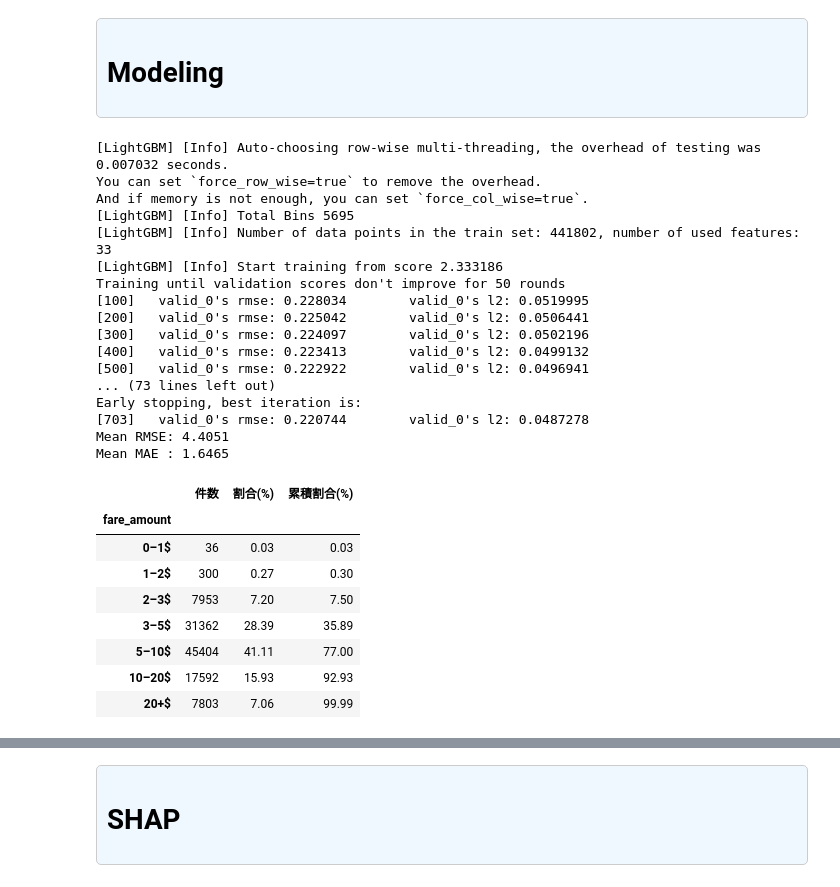
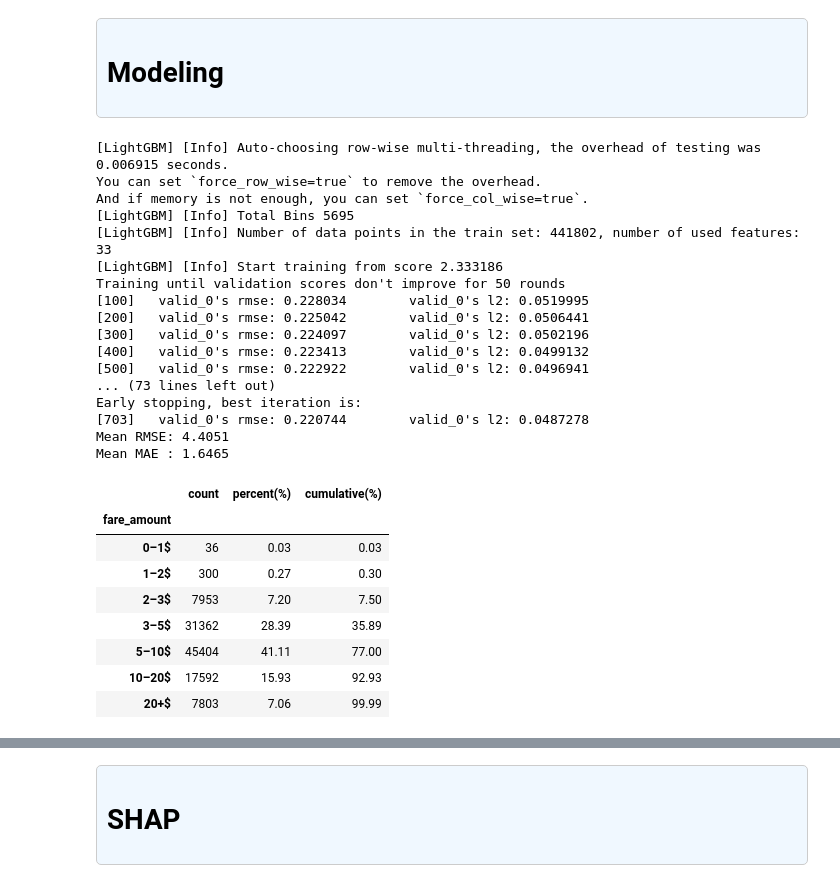
Before and after one commit to refuel-code-135/ml-supervised-regression-nyc-taxi-fare, a Jupyter notebook: notebooks/notebook.ipynb, the cells around one changed output, grey strips where cells are left out. Saved outputs shown, nothing was run; the diff lists cells and outputs as text; code cells hidden in the pictures.

```diff
--- a/notebooks/notebook.ipynb
+++ b/notebooks/notebook.ipynb
@@ -200,21 +200,21 @@ df_train["hour"] = df_train["pickup_datetime"].dt.hour
 
 </div>
 # %%
-def haversine_distance(lat1, lon1, lat2, lon2):
-    # 緯度経度をラジアンに変換
-    lat1, lon1, lat2, lon2 = map(np.radians, [lat1, lon1, lat2, lon2])
+def haversine_distance(from_lat, from_lon, to_lat, to_lon):
+    # convert degrees to radians
+    from_lat, from_lon, to_lat, to_lon = map(np.radians, [from_lat, from_lon, to_lat, to_lon])
 
-    # 差分
-    dlat = lat2 - lat1
-    dlon = lon2 - lon1
+    # difference
+    dlat = to_lat - from_lat
+    dlon = to_lon - from_lon
 
-    # Haversine式
-    a = np.sin(dlat / 2)**2 + np.cos(lat1) * np.cos(lat2) * np.sin(dlon / 2)**2
+    # haversine formula
+    a = np.sin(dlat / 2)**2 + np.cos(from_lat) * np.cos(to_lat) * np.sin(dlon / 2)**2
     c = 2 * np.arcsin(np.sqrt(a))
 
-    return 6371 * c  # 地球の半径6371kmを掛ける
+    return 6371 * c  # Earth radius in km
 
-# Haversine距離を新たに計算して列に追加
+# add distance_km column
 df_train["distance_km"] = haversine_distance(
     df_train["pickup_latitude"],
     df_train["pickup_longitude"],
@@ -429,7 +429,7 @@ for fold, (train_idx, val_idx) in enumerate(kf.split(X, y)):
 print(f"Mean RMSE: {np.mean(rmse_scores):.4f}")
 print(f"Mean MAE : {np.mean(mae_scores):.4f}")
 # %% [output]
-[LightGBM] [Info] Auto-choosing row-wise multi-threading, the overhead of testing was 0.007032 seconds.
+[LightGBM] [Info] Auto-choosing row-wise multi-threading, the overhead of testing was 0.006915 seconds.
 You can set `force_row_wise=true` to remove the overhead.
 And if memory is not enough, you can set `force_col_wise=true`.
 [LightGBM] [Info] Total Bins 5695
@@ -447,18 +447,27 @@ Early stopping, best iteration is:
 Mean RMSE: 4.4051
 Mean MAE : 1.6465
 # %%
+# calculate absolute errors
 errors = np.abs(y_val - y_pred)
+
+# define error bins and labels
 bins = [0, 1, 2, 3, 5, 10, 20, np.inf]
 labels = ['0–1$', '1–2$', '2–3$', '3–5$', '5–10$', '10–20$', '20+$']
 
+# categorize errors into bins
 error_bins = pd.cut(errors, bins=bins, labels=labels, right=False)
-error_summary = error_bins.value_counts().sort_index().to_frame(name='件数')
 
-error_summary['割合(%)'] = (error_summary['件数'] / len(errors) * 100).round(2)
-error_summary['累積割合(%)'] = error_summary['割合(%)'].cumsum().round(2)
+# count errors in each bin
+error_summary = error_bins.value_counts().sort_index().to_frame(name='count')
+
+# add percentage and cumulative percentage
+error_summary['percent(%)'] = (error_summary['count'] / len(errors) * 100).round(2)
+error_summary['cumulative(%)'] = error_summary['percent(%)'].cumsum().round(2)
+
+# show table
 display(error_summary)
 # %% [output]
-|  | 件数 | 割合(%) | 累積割合(%) |
+|  | count | percent(%) | cumulative(%) |
 | fare_amount |  |  |  |
 | 0–1$ | 36 | 0.03 | 0.03 |
 | 1–2$ | 300 | 0.27 | 0.30 |
```
Also changed, not shown: parts of 8 cells of this notebook, 4 other files.
